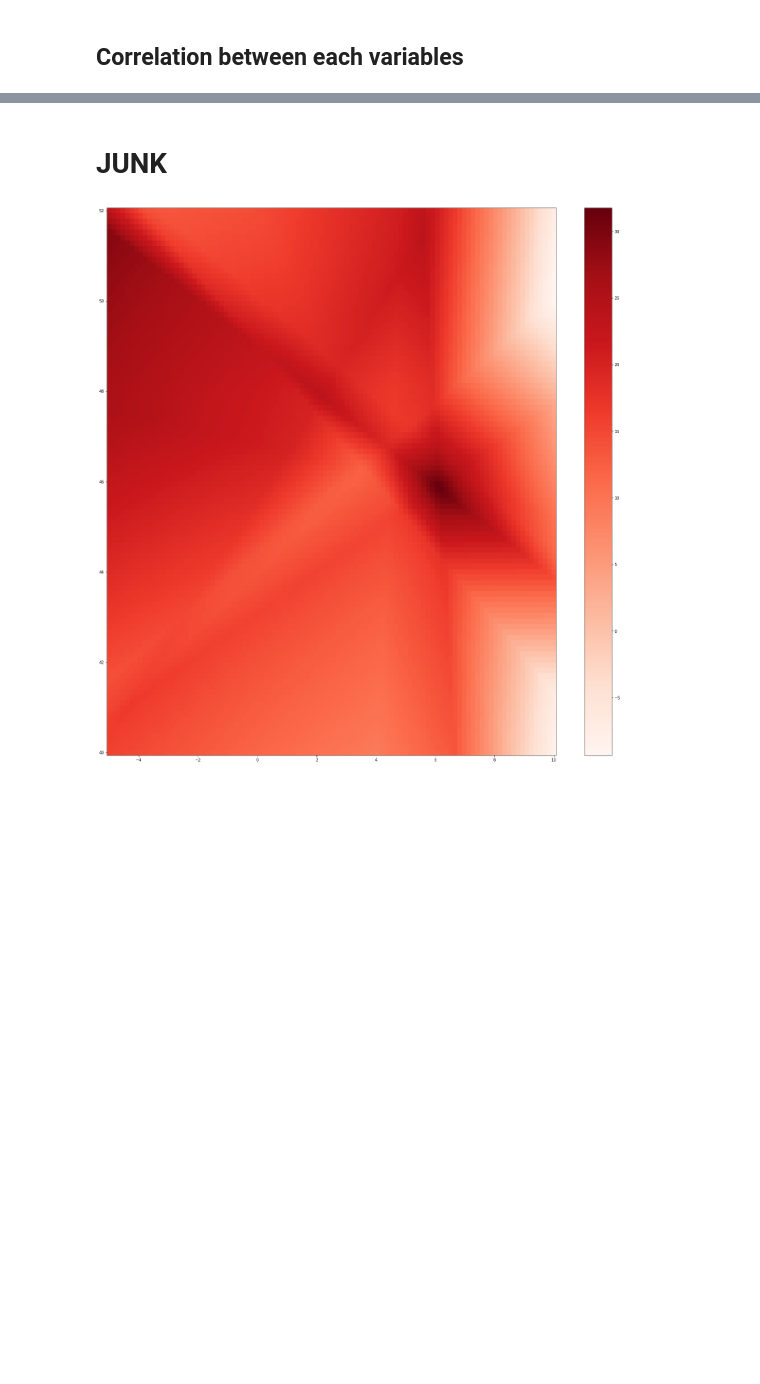
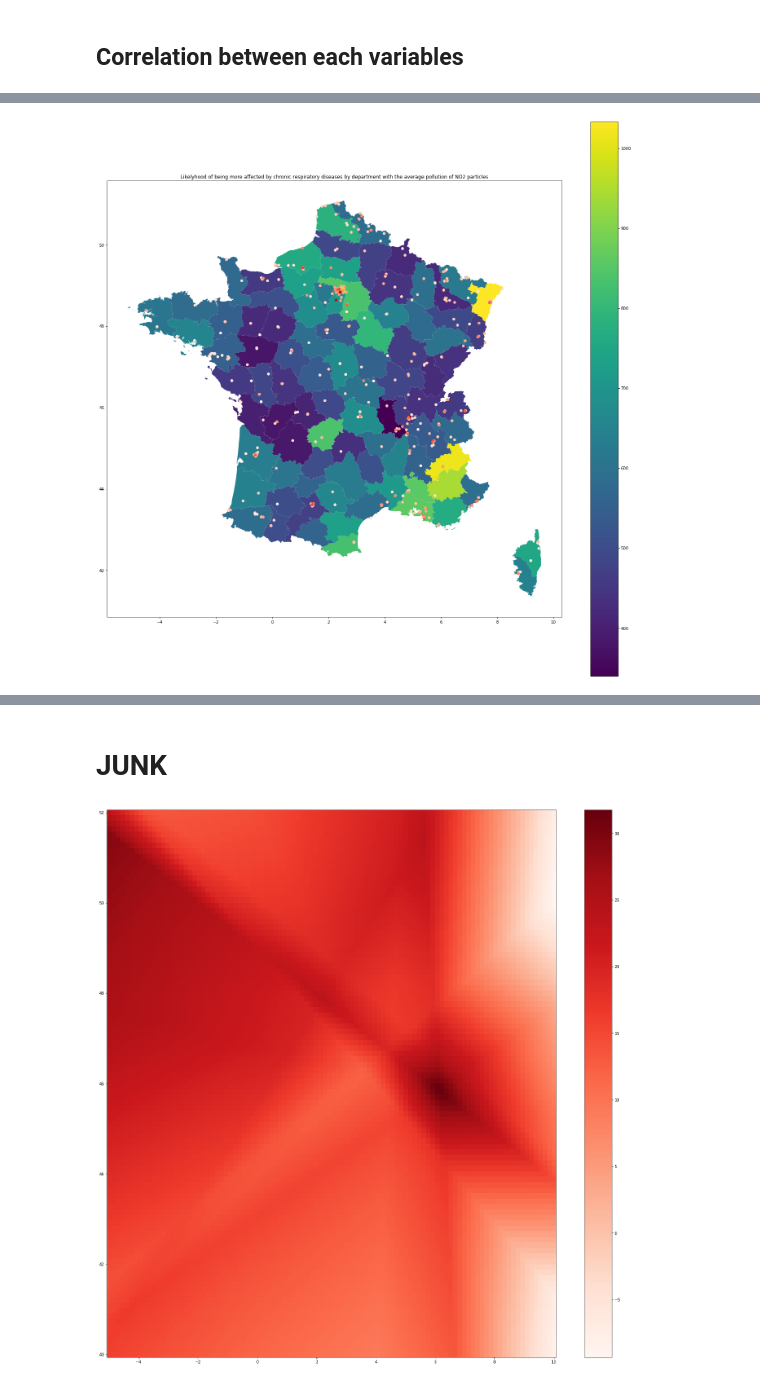
Before and after one commit to RedGoldenFish/CleanAir, a Jupyter notebook: ml/machinelearning.ipynb, the cells around one changed output, grey strips where cells are left out. Cells and saved outputs as stored; diff of their text form; code cells hidden in the pictures; blank space fills up the shorter version.

```diff
--- a/ml/machinelearning.ipynb
+++ b/ml/machinelearning.ipynb
@@ -143,0 +157,11 @@ franceData.corr()
+# %%
+# NO2 and diseases
+
+fig, ax = plt.subplots(figsize=(25,25))
+franceData.plot(column='disease', ax=ax, legend=True)
+plt.scatter(datano2['Longitude'], datano2['Latitude'], c=datano2['valeur brute'], cmap="Reds")
+plt.title('Likelyhood of being more affected by chronic respiratory diseases by department with the average pollution of NO2 particles')
+
+plt.show()
+# %% [output]
+[figure, added]
```
Also changed, not shown: parts of 6 cells of this notebook.
